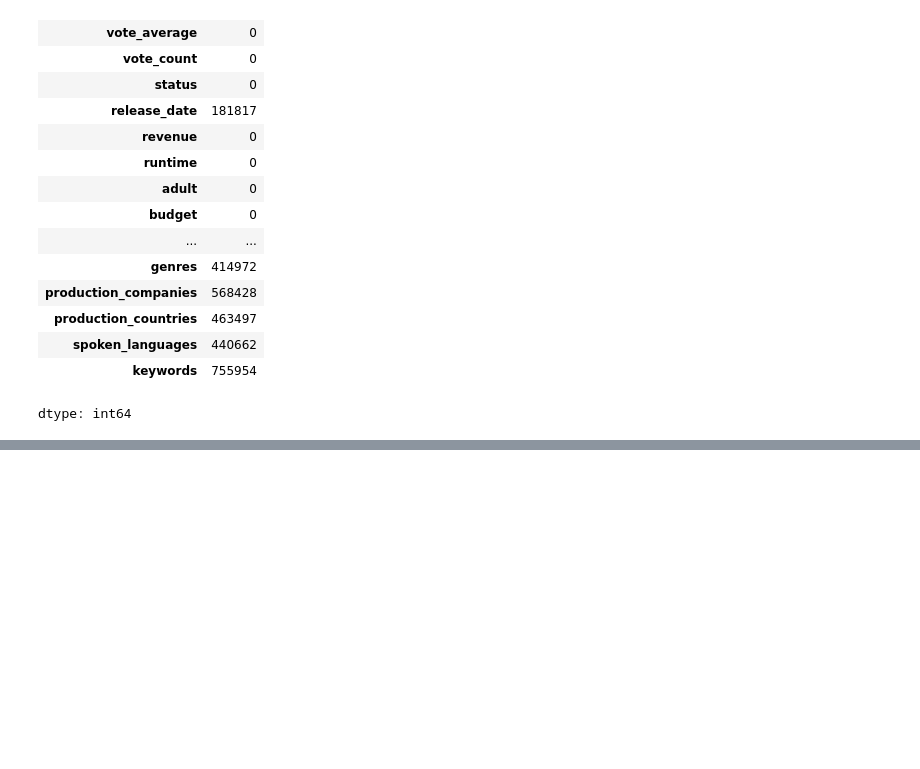
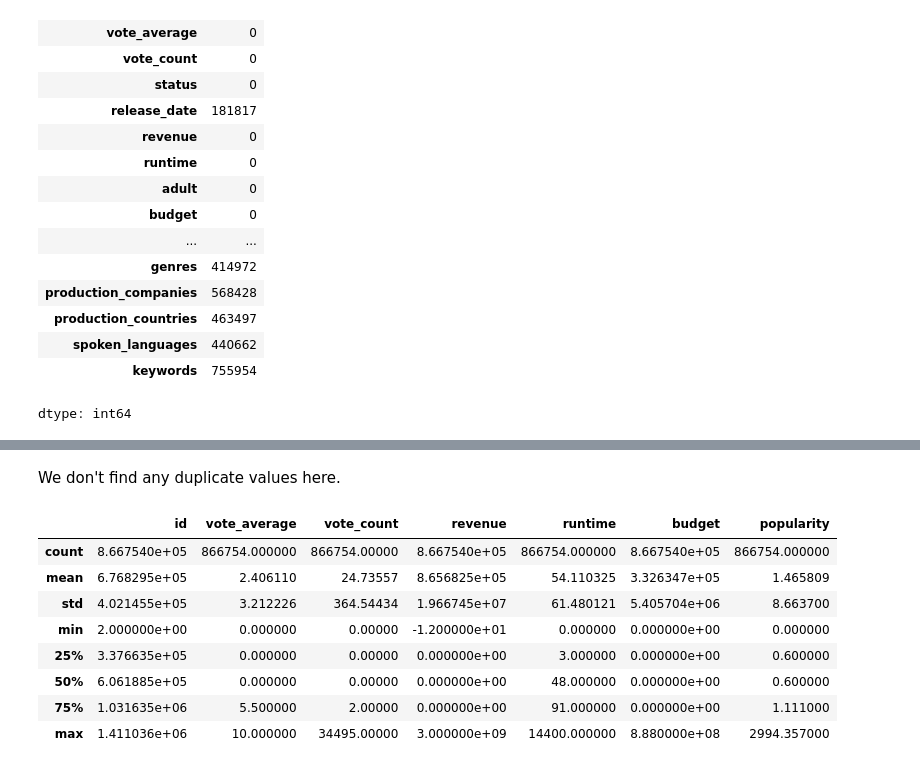
Before and after one commit to ankit8291/Data-Analysis-, a Jupyter notebook: IMDb_Movie_Data.ipynb, the cells around one changed output, grey strips where cells are left out. Cells and saved outputs as stored; diff of their text form; code cells hidden in the pictures; blank space fills up the shorter version.

```diff
--- a/IMDb_Movie_Data.ipynb
+++ b/IMDb_Movie_Data.ipynb
@@ -142,0 +168,4 @@ dtype: int64
+# %%
+# we will drop those columns who have more than or around 20% missing values and are not critical
+threshold = 0.8 * len(df)
+clean_df = df.dropna(axis = 1, thresh =threshold)
@@ -142,0 +206,4 @@ dtype: int64
+# %%
+# dropping the other NaN values and stroing it in a new dataframe
+# coz we may need release date while analyzing trends over time
+new_df = clean_df.dropna()
@@ -142,0 +253,15 @@ dtype: int64
+# %% [markdown]
+We don't find any duplicate values here.
+# %%
+# Descriptive stats for this Data
+new_df.describe()
+# %% [output]
+|  | id | vote_average | vote_count | revenue | runtime | budget | popularity |
+| count | 8.667540e+05 | 866754.000000 | 866754.00000 | 8.667540e+05 | 866754.000000 | 8.667540e+05 | 866754.000000 |
+| mean | 6.768295e+05 | 2.406110 | 24.73557 | 8.656825e+05 | 54.110325 | 3.326347e+05 | 1.465809 |
+| std | 4.021455e+05 | 3.212226 | 364.54434 | 1.966745e+07 | 61.480121 | 5.405704e+06 | 8.663700 |
+| min | 2.000000e+00 | 0.000000 | 0.00000 | -1.200000e+01 | 0.000000 | 0.000000e+00 | 0.000000 |
+| 25% | 3.376635e+05 | 0.000000 | 0.00000 | 0.000000e+00 | 3.000000 | 0.000000e+00 | 0.600000 |
+| 50% | 6.061885e+05 | 0.000000 | 0.00000 | 0.000000e+00 | 48.000000 | 0.000000e+00 | 0.600000 |
+| 75% | 1.031635e+06 | 5.500000 | 2.00000 | 0.000000e+00 | 91.000000 | 0.000000e+00 | 1.111000 |
+| max | 1.411036e+06 | 10.000000 | 34495.00000 | 3.000000e+09 | 14400.000000 | 8.880000e+08 | 2994.357000 |
```
Also changed, not shown: parts of 38 cells of this notebook.
